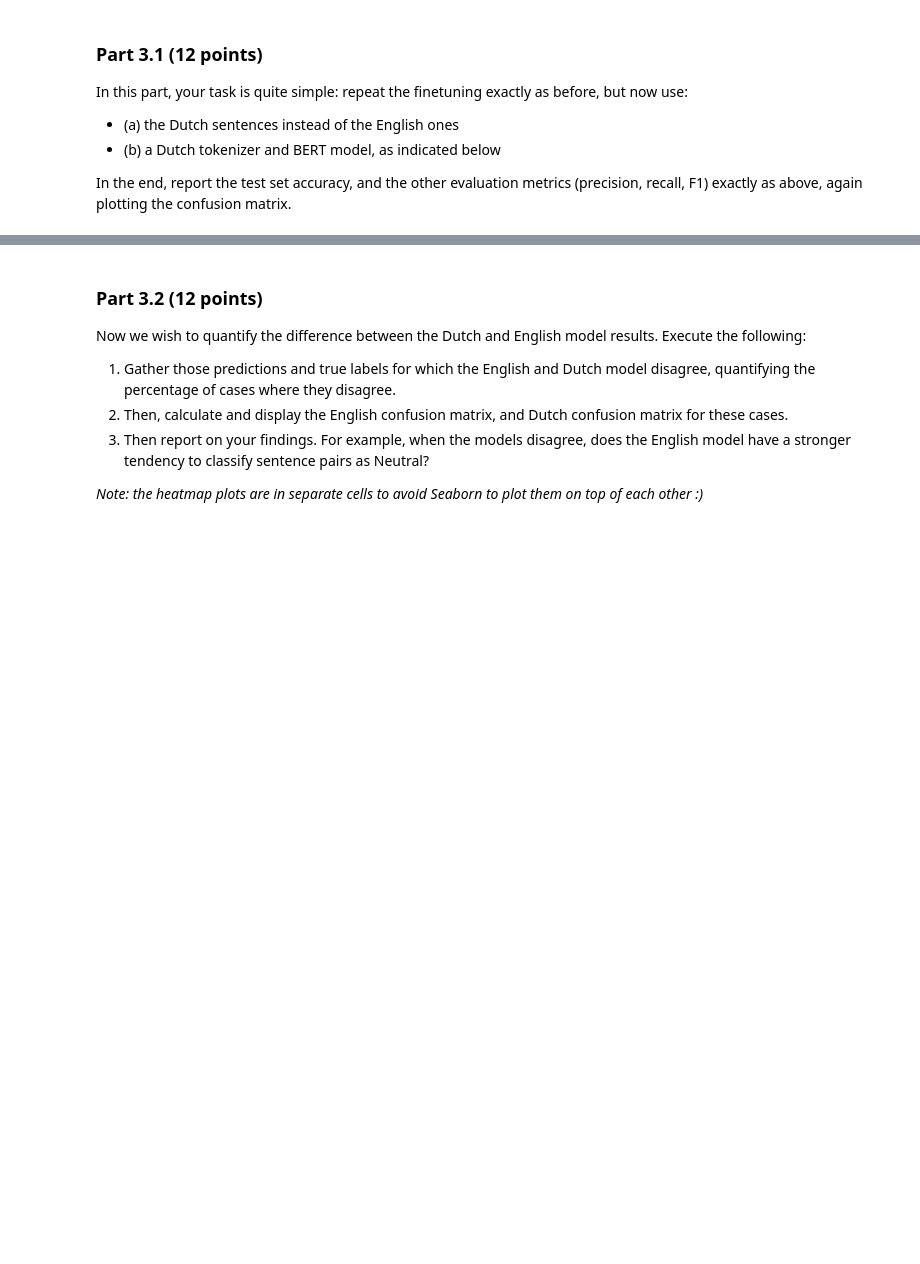
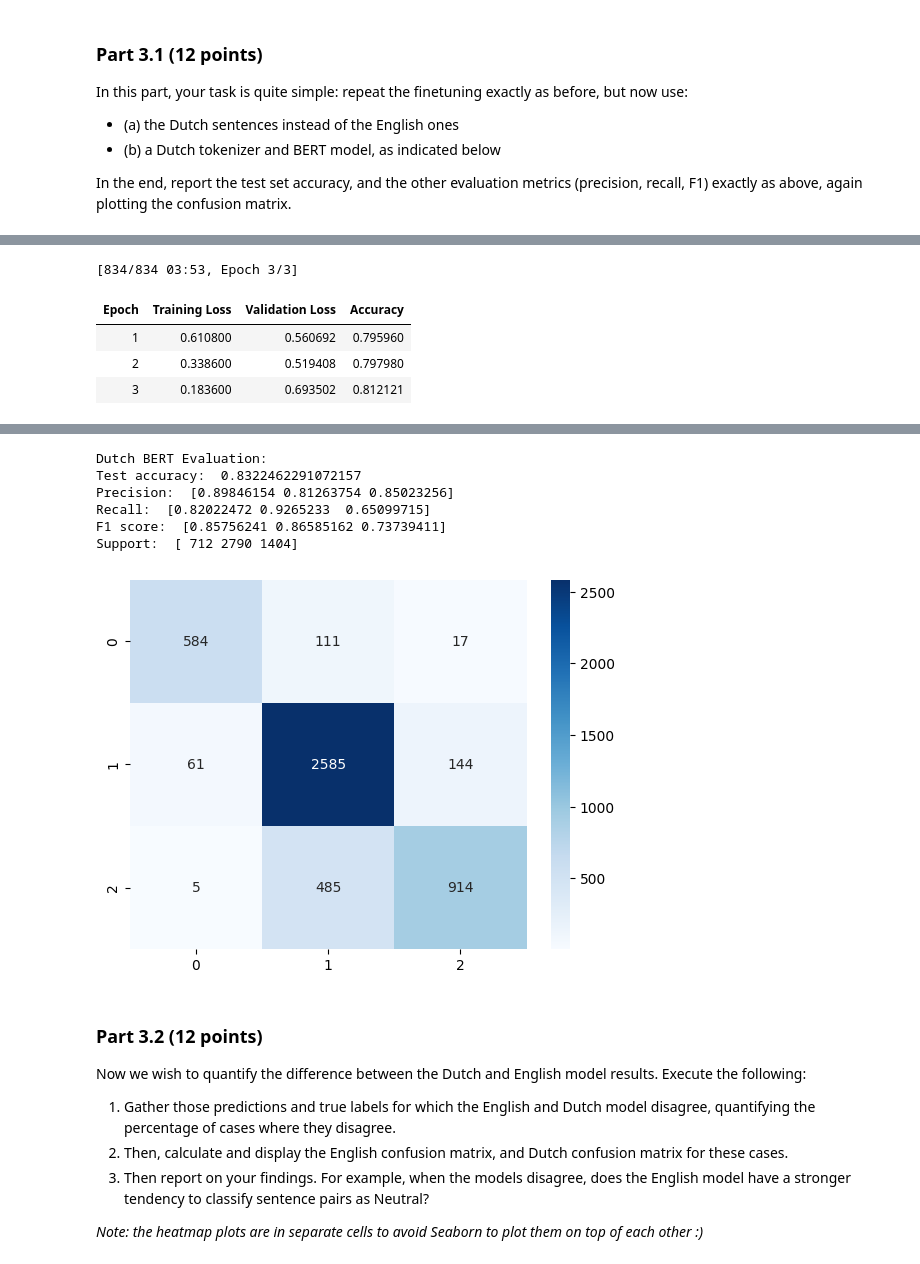
Before and after one commit to JesseK18/NLPA3, a Jupyter notebook: NLP_Assignment3.ipynb, the cells around one changed output, grey strips where cells are left out. Saved outputs shown, nothing was run; the diff lists cells and outputs as text; code cells hidden in the pictures; blank space fills up the shorter version.

```diff
--- a/NLP_Assignment3.ipynb
+++ b/NLP_Assignment3.ipynb
@@ -484,0 +595,29 @@ NotImplemented
+# %%
+# Fine-tune the Dutch BERT model
+trainer_nl.train()
+
+# Evaluate the Dutch BERT model on the test set
+test_predictions_nl = trainer_nl.predict(test_dataset=tokenized_datasets_nl["test"])
+preds_nl = np.argmax(test_predictions_nl.predictions, axis=1)
+trues_nl = test_predictions_nl.label_ids
+
+# Compute the confusion matrix
+cf_matrix_nl = confusion_matrix(trues_nl, preds_nl)
+sns.heatmap(cf_matrix_nl, annot=True, cmap='Blues', fmt='g')
+
+# Compute precision, recall, and F1 metrics
+precision_nl, recall_nl, f1_nl, support_nl = precision_recall_fscore_support(trues_nl, preds_nl)
+
+# Display the evaluation metrics
+print("Dutch BERT Evaluation:")
+print("Test accuracy: ", test_predictions_nl.metrics["test_accuracy"])
+print("Precision: ", precision_nl)
+print("Recall: ", recall_nl)
+print("F1 score: ", f1_nl)
+print("Support: ", support_nl)
+# %% [output]
+[834/834 03:53, Epoch 3/3]
+| Epoch | Training Loss | Validation Loss | Accuracy |
+| 1 | 0.610800 | 0.560692 | 0.795960 |
+| 2 | 0.338600 | 0.519408 | 0.797980 |
+| 3 | 0.183600 | 0.693502 | 0.812121 |
@@ -485,3 +625,10 @@ NotImplemented
+Dutch BERT Evaluation:
+Test accuracy:  0.8322462291072157
+Precision:  [0.89846154 0.81263754 0.85023256]
+Recall:  [0.82022472 0.9265233  0.65099715]
+F1 score:  [0.85756241 0.86585162 0.73739411]
+Support:  [ 712 2790 1404]
+[figure, added]
 # %% [markdown]
 ### Part 3.2 (12 points)
 Now we wish to quantify the difference between the Dutch and English model results. Execute the following:
```
Also changed, not shown: parts of 10 cells of this notebook.
